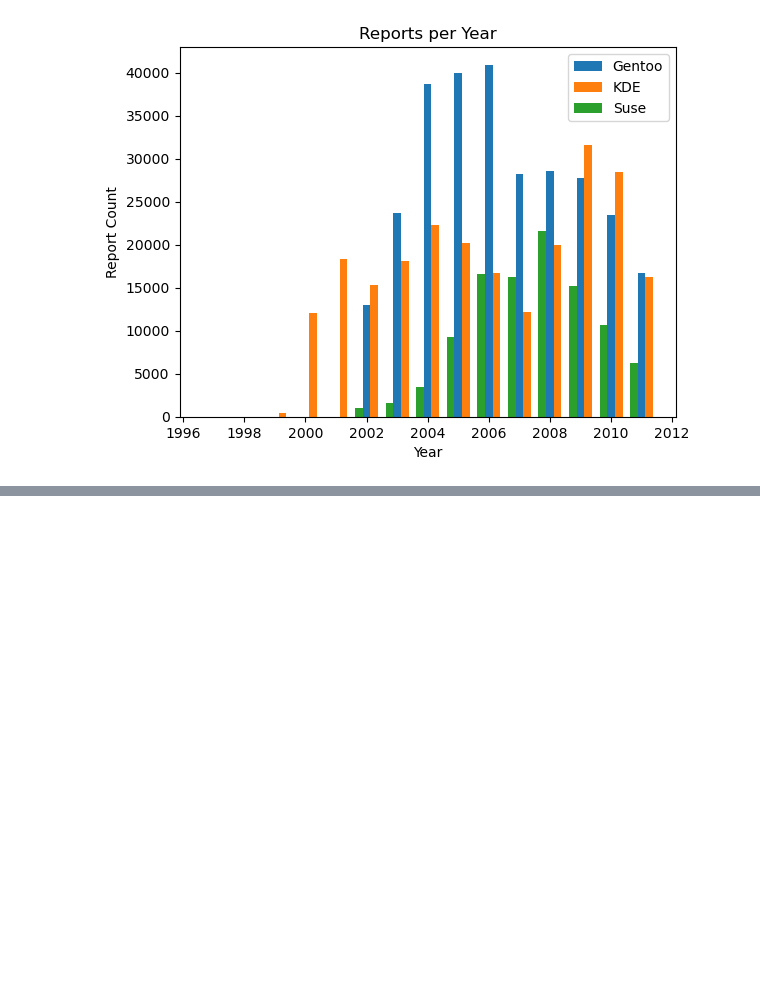
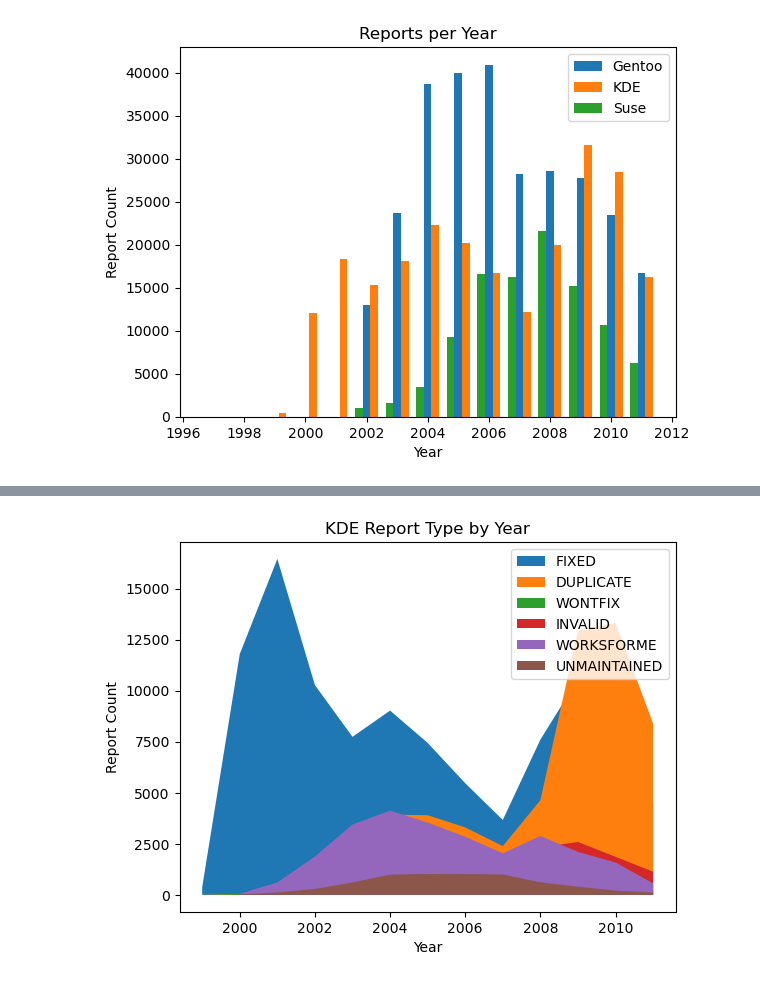
Before and after one commit to shaunpant2/bug-report-scraper, a Jupyter notebook: src/eval_data.ipynb, the cells around one changed output, grey strips where cells are left out. Saved outputs shown, nothing was run; the diff lists cells and outputs as text; code cells hidden in the pictures; blank space fills up the shorter version.

```diff
--- a/src/eval_data.ipynb
+++ b/src/eval_data.ipynb
@@ -127,0 +122,4 @@ BACKTRACE: 5
+# %%
+plot_report_type_per_year(kde_years_report_type_count, "KDE Report Type by Year")
+# %% [output]
+[figure, added]
```
Also changed, not shown: parts of 2 cells of this notebook.
